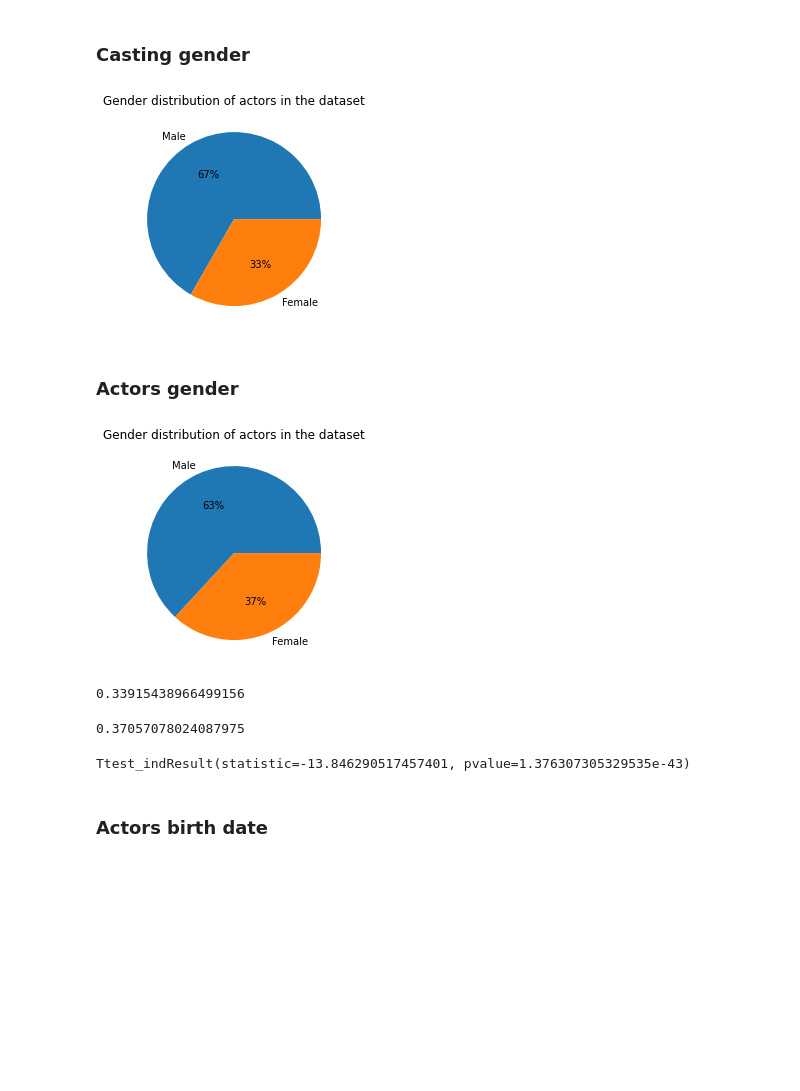
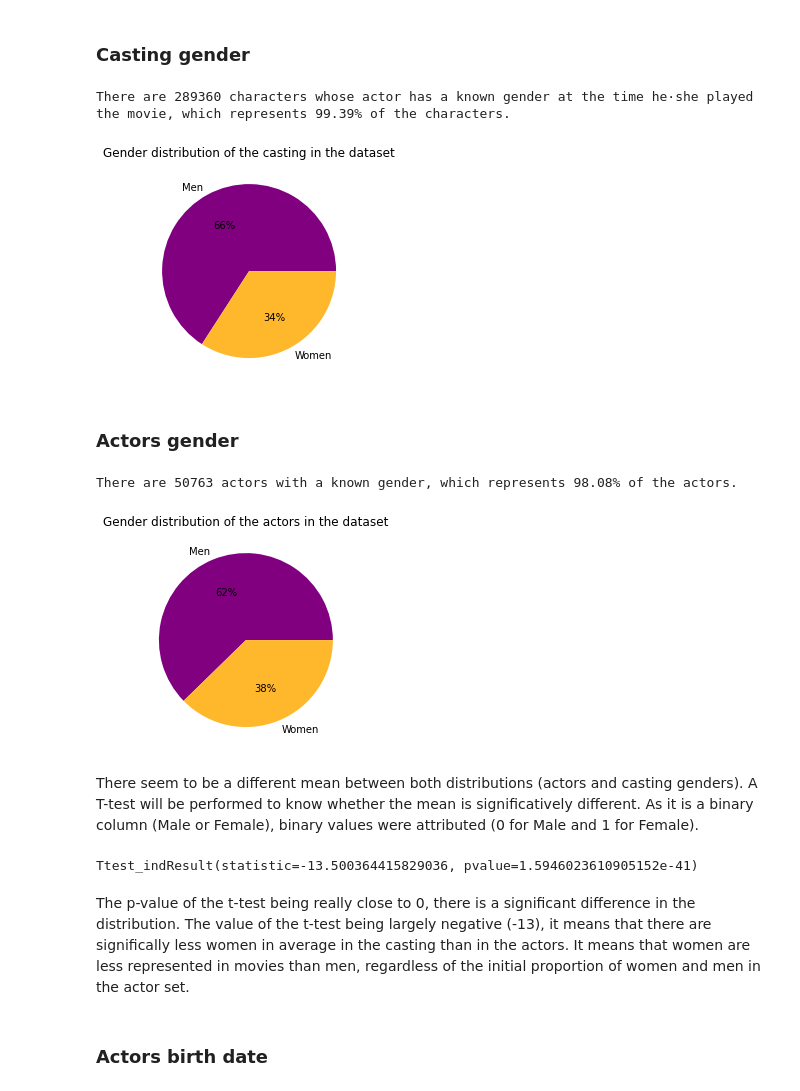
Before and after one commit to epfl-ada/ada-2022-project-dadalife, a Jupyter notebook: ADA_CMU.ipynb, the cells around one changed output. Drawn from its saved outputs; the diff is of its cells as text; code cells hidden in the pictures; blank space fills up the shorter version.

```diff
--- a/ADA_CMU.ipynb
+++ b/ADA_CMU.ipynb
@@ -15,6 +15,9 @@ from datetime import datetime
 from sklearn.manifold import TSNE
 from sklearn.decomposition import PCA
 from sklearn.preprocessing import StandardScaler, MinMaxScaler
+
+PURPLE = color='purple'
+ORANGE = color='#ffb82c'
 # %% [markdown]
 ## Table of Contents
 * [Load the data](#load)
@@ -57,3 +38,6 @@ df_actors.drop_duplicates(subset=["wikipedia_m_ID", "character_name", "actor_nam
+# %%
+a_cols = ['wikipedia_m_ID', 'freebase_m_ID', 'm_release_date','character_name', 'actor_dob', 'actor_gender', 'actor_height', 'actor_ethnicity', 'actor_name', 'actor_age', 'freebase_character_map', 'freebase_character_id', 'freebase_actor_id']
+df_chars=pd.read_csv('character.metadata.tsv', sep='\t', names=a_cols)
 # %% [markdown]
 ### Movies data
 <a class="anchor" id="load_movies"></a>
@@ -140,0 +120,8 @@ df_movies.sample(4)
+# %%
+#Change problematic dates
+df_chars['m_release_date']=pd.to_datetime(df_chars['m_release_date'], errors = 'coerce')##min value of date '1010-12-02' qui plus petit que la plus petite date de to_datetime
+df_chars['actor_dob'] = df_chars['actor_dob'].apply(lambda x: str(x) if len(str(x)) <=10 else str(x)[:10])
+df_chars['actor_dob'] = pd.to_datetime(df_chars['actor_dob'], errors = 'coerce')
+df_chars.dropna(subset='actor_name', inplace=True)
+df_chars.drop_duplicates(keep='first', inplace=True)
+df_chars.drop_duplicates(subset=["wikipedia_m_ID", "character_name", "actor_name", "m_release_date"], keep=False, inplace=True)
@@ -141,2 +130,4 @@ df_movies.sample(4)
+# %%
+df_chars = df_chars[df_chars.actor_age > 0]
 # %% [markdown]
 ### Movies dataset
@@ -191,34 +223,39 @@ plt.show()
 # %% [markdown]
 ### Casting gender
+# %%
+nb_chars_with_gender = df_chars['actor_gender'].value_counts().sum()
+print("There are {} characters whose actor has a known gender at the time he·she played the movie, which represents {:.2f}% of the characters.".format(nb_chars_with_gender, nb_chars_with_gender/nb_chars*100))
+# %% [output]
+There are 289360 characters whose actor has a known gender at the time he·she played the movie, which represents 99.39% of the characters.
 # %%
 plt.title('Casting gender distribution')
-plt.title('Gender distribution of actors in the dataset')
-plt.pie(df_actors['actor_gender'].value_counts(), labels=['Male', 'Female'], autopct='%.0f%%')
+plt.title('Gender distribution of the casting in the dataset')
+plt.pie(df_chars['actor_gender'].value_counts(), labels=['Men', 'Women'], autopct='%.0f%%', colors=[PURPLE, ORANGE])
 plt.show()
 # %% [output]
-[figure, old version]
+[figure, new version]
 # %% [markdown]
 ### Actors gender
+# %%
+nb_actors_with_gender = df_actors['actor_gender'].value_counts().sum()
+print("There are {} actors with a known gender, which represents {:.2f}% of the actors.".format(nb_actors_with_gender, nb_actors_with_gender/nb_actors*100))
+# %% [output]
+There are 50763 actors with a known gender, which represents 98.08% of the actors.
 # %%
-unique_actors = df_actors.drop_duplicates(subset=['actor_name', 'actor_dob'], keep='first')
 # Distribution of actors by gender
-plt.title('Gender distribution of actors in the dataset')
-plt.pie(unique_actors['actor_gender'].value_counts(), labels=['Male', 'Female'], autopct='%.0f%%')
+plt.title('Gender distribution of the actors in the dataset')
+plt.pie(df_actors['actor_gender'].value_counts(), labels=['Men', 'Women'], autopct='%.0f%%', colors=[PURPLE, ORANGE])
 plt.show()
 # %% [output]
-[figure, old version]
+[figure, new version]
+# %% [markdown]
+There seem to be a different mean between both distributions (actors and casting genders). A T-test will be performed to know whether the mean is significatively different. As it is a binary column (Male or Female), binary values were attributed (0 for Male and 1 for Female).
 # %%
-df_actors.actor_gender.apply(lambda x: 1 if x=='F' else 0).mean()
+stats.ttest_ind(df_chars.actor_gender.apply(lambda x: 1 if x=='F' else 0), df_actors.actor_gender.apply(lambda x: 1 if x=='F' else 0))
 # %% [output]
-0.33915438966499156
+Ttest_indResult(statistic=-13.500364415829036, pvalue=1.5946023610905152e-41)
-# %%
-unique_actors.actor_gender.apply(lambda x: 1 if x=='F' else 0).mean()
-# %% [output]
-0.37057078024087975
-# %%
-stats.ttest_ind(df_actors.actor_gender.apply(lambda x: 1 if x=='F' else 0), unique_actors.actor_gender.apply(lambda x: 1 if x=='F' else 0))
-# %% [output]
-Ttest_indResult(statistic=-13.846290517457401, pvalue=1.376307305329535e-43)
+# %% [markdown]
+The p-value of the t-test being really close to 0, there is a significant difference in the distribution. The value of the t-test being largely negative (-13), it means that there are significally less women in average in the casting than in the actors. It means that women are less represented in movies than men, regardless of the initial proportion of women and men in the actor set.
 # %% [markdown]
 ### Actors birth date
 # %%
```
Also changed, not shown: parts of 33 cells of this notebook.
